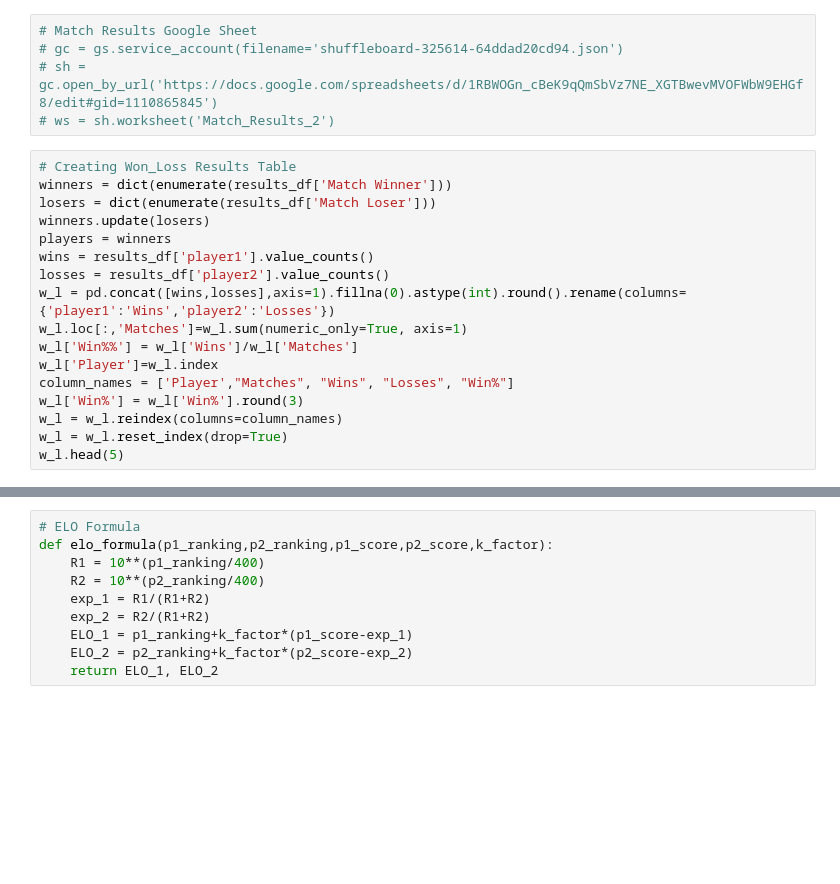
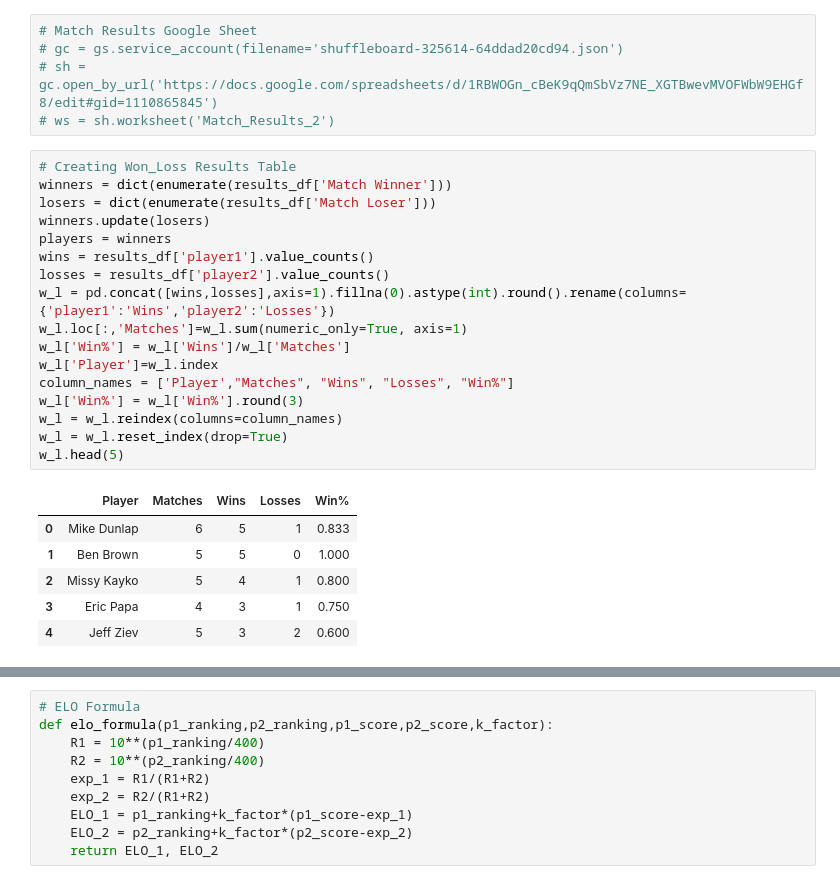
Before and after one commit to mdunlap15/shuffleboard_rankings, a Jupyter notebook: shuffleboard_rankings.ipynb, the cells around one changed output, grey strips where cells are left out. Saved outputs shown, nothing was run; the diff lists cells and outputs as text; blank space fills up the shorter version.

Commit message:
Updated rankings table

```diff
--- a/shuffleboard_rankings.ipynb
+++ b/shuffleboard_rankings.ipynb
@@ -19,20 +37,27 @@ results_df.head(50)
 # %%
 # Creating Won_Loss Results Table
 winners = dict(enumerate(results_df['Match Winner']))
 losers = dict(enumerate(results_df['Match Loser']))
 winners.update(losers)
 players = winners
 wins = results_df['player1'].value_counts()
 losses = results_df['player2'].value_counts()
 w_l = pd.concat([wins,losses],axis=1).fillna(0).astype(int).round().rename(columns={'player1':'Wins','player2':'Losses'})
 w_l.loc[:,'Matches']=w_l.sum(numeric_only=True, axis=1)
-w_l['Win%%'] = w_l['Wins']/w_l['Matches']
+w_l['Win%'] = w_l['Wins']/w_l['Matches']
 w_l['Player']=w_l.index
 column_names = ['Player',"Matches", "Wins", "Losses", "Win%"]
 w_l['Win%'] = w_l['Win%'].round(3)
 w_l = w_l.reindex(columns=column_names)
 w_l = w_l.reset_index(drop=True)
 w_l.head(5)
+# %% [output]
+|  | Player | Matches | Wins | Losses | Win% |
+| 0 | Mike Dunlap | 6 | 5 | 1 | 0.833 |
+| 1 | Ben Brown | 5 | 5 | 0 | 1.000 |
+| 2 | Missy Kayko | 5 | 4 | 1 | 0.800 |
+| 3 | Eric Papa | 4 | 3 | 1 | 0.750 |
+| 4 | Jeff Ziev | 5 | 3 | 2 | 0.600 |
 # %%
 # Rankings
 rankings_df = pd.read_csv('Rankings.csv')
```
Also changed, not shown: parts of 6 cells of this notebook, 2 other files.
